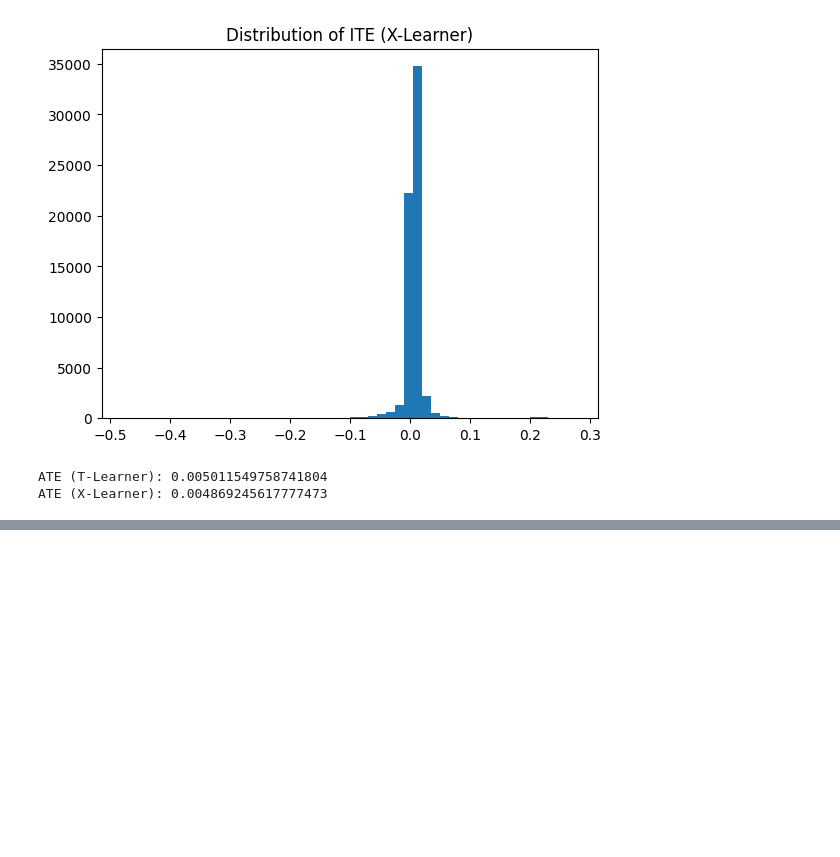
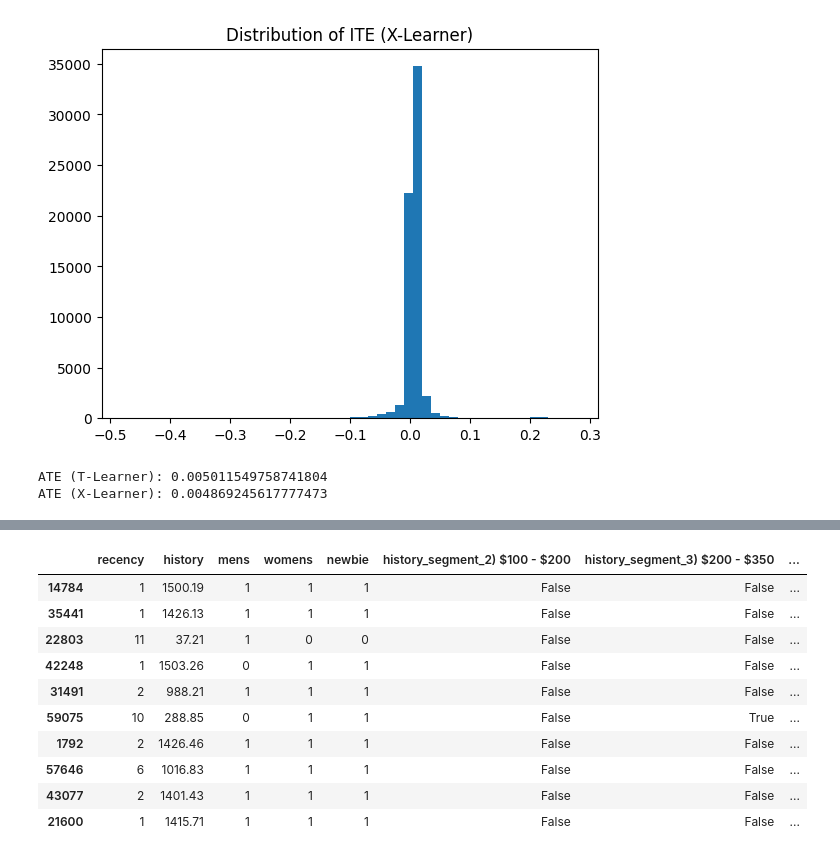
Before and after one commit to Dev555sharma/causal-ml-uplift-analysis, a Jupyter notebook: notebooks/05_Causal_Forest.ipynb, the cells around one changed output, grey strips where cells are left out. Drawn from its saved outputs; the diff is of its cells as text; code cells hidden in the pictures; blank space fills up the shorter version.

```diff
--- a/notebooks/05_Causal_Forest.ipynb
+++ b/notebooks/05_Causal_Forest.ipynb
@@ -157,0 +203,17 @@ ModuleNotFoundError: No module named 'econml'
+# %%
+results = X_test.copy()
+results['ITE_CF'] = ite_cf
+
+results.sort_values(by='ITE_CF', ascending=False).head(10)
+# %% [output]
+|  | recency | history | mens | womens | newbie | history_segment_2) $100 - $200 | history_segment_3) $200 - $350 | ... |
+| 14784 | 1 | 1500.19 | 1 | 1 | 1 | False | False | ... |
+| 35441 | 1 | 1426.13 | 1 | 1 | 1 | False | False | ... |
+| 22803 | 11 | 37.21 | 1 | 0 | 0 | False | False | ... |
+| 42248 | 1 | 1503.26 | 0 | 1 | 1 | False | False | ... |
+| 31491 | 2 | 988.21 | 1 | 1 | 1 | False | False | ... |
+| 59075 | 10 | 288.85 | 0 | 1 | 1 | False | True | ... |
+| 1792 | 2 | 1426.46 | 1 | 1 | 1 | False | False | ... |
+| 57646 | 6 | 1016.83 | 1 | 1 | 1 | False | False | ... |
+| 43077 | 2 | 1401.43 | 1 | 1 | 1 | False | False | ... |
+| 21600 | 1 | 1415.71 | 1 | 1 | 1 | False | False | ... |
```
Also changed, not shown: parts of 9 cells of this notebook.
